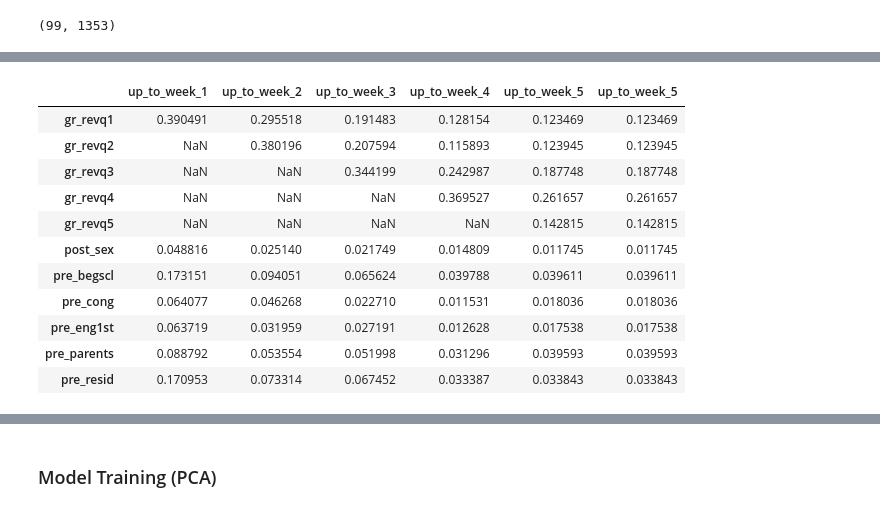
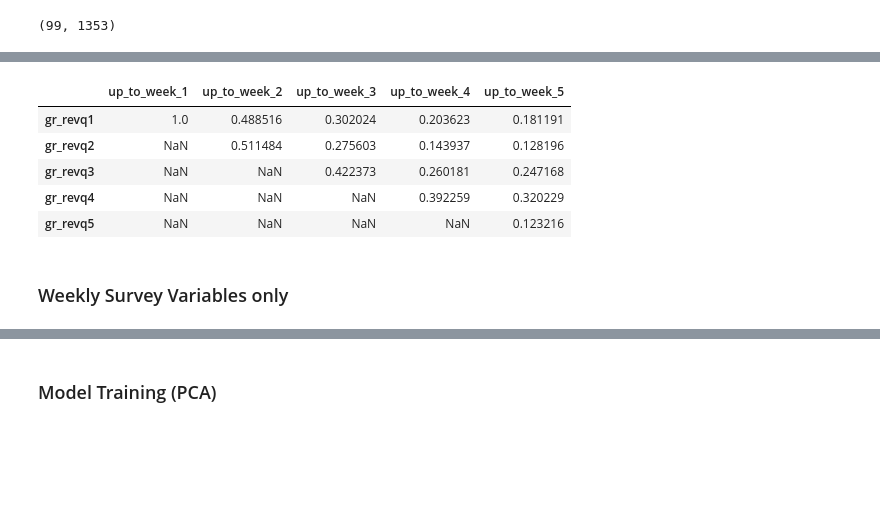
Before and after one commit to hanweny/DMOL, a Jupyter notebook: quiz_prediction/expected_classification.ipynb, the cells around one changed output, grey strips where cells are left out. Drawn from its saved outputs; the diff is of its cells as text; code cells hidden in the pictures; blank space fills up the shorter version.

```diff
--- a/quiz_prediction/expected_classification.ipynb
+++ b/quiz_prediction/expected_classification.ipynb
@@ -31,7 +31,7 @@ def get_metrics(y_true, y_pred, k):
     print("MAE:  {}".format(mean_absolute_error(y_true, y_pred)))
     R = r2_score(y_true, y_pred)
     n = len(y_true)
-    adjR = 1 - (1-R**2)*(n-1) / (n-k-1)
+    adjR = 1 - (1-R)*(n-1) / (n-k-1)
     print("r-squared:  {}".format(R))
     print("Adjusted r-squared:  {}".format(adjR))
 
@@ -161,0 +168,2 @@ Adjusted r-squared:  0.7839637531602149
+# %%
+trained_models_1_quiz, testing_scores_1_quiz = train_models("gr_revqf", ["quiz"])
@@ -173,26 +199,31 @@ plot_testing_scores(testing_scores, "3-fold CV Mean Testing R^2")
 # %%
 # pickle.dump(trained_models, open("quiz_models.pkl", 'wb'))
 # %%
-def get_feature_importance(trained_models, step_name):
+def get_feature_importance(trained_models, step_name, var = None):
     feature_importance_master = pd.DataFrame()
     for i, model in enumerate(trained_models):
-        var_names = list(NEW_VAR_MAP['week_1']["Quant"]['Demographics']) + ["gr_revq{}".format(i) for i in range(1, i+2)]
+        var_names = []
+        if "Demo" in var:
+            var_names += list(NEW_VAR_MAP['week_1']["Quant"]['Demographics'])
+        if "quiz" in var:
+            var_names += ["gr_revq{}".format(i) for i in range(1, i+2)]
+        if "survey" in var:
+            var_names += [var for i in range(1, i+2)
+                 for constr in NEW_VAR_MAP["week_{}".format(i)]["Quant"]
+                 for var in NEW_VAR_MAP["week_{}".format(i)]["Quant"][constr] if constr != "Demographics"]
+
         df_feature_imp = pd.DataFrame(model.best_estimator_.named_steps[step_name].feature_importances_,
-                                  index=  var_names, columns = ["up_to_week_{}".format(i+1)])
-        feature_importance_master = pd.concat([master, df_feature_imp], axis = 1)
+                                  index= var_names, columns = ["up_to_week_{}".format(i+1)])
+        feature_importance_master = pd.concat([feature_importance_master, df_feature_imp], axis = 1)
     display(feature_importance_master)
 
-get_feature_importance(trained_models, "reg")
+get_feature_importance(trained_models_1_quiz, "reg", ["quiz"])
 # %% [output]
-|  | up_to_week_1 | up_to_week_2 | up_to_week_3 | up_to_week_4 | up_to_week_5 | up_to_week_5 |
-| gr_revq1 | 0.390491 | 0.295518 | 0.191483 | 0.128154 | 0.123469 | 0.123469 |
-| gr_revq2 | NaN | 0.380196 | 0.207594 | 0.115893 | 0.123945 | 0.123945 |
-| gr_revq3 | NaN | NaN | 0.344199 | 0.242987 | 0.187748 | 0.187748 |
-| gr_revq4 | NaN | NaN | NaN | 0.369527 | 0.261657 | 0.261657 |
-| gr_revq5 | NaN | NaN | NaN | NaN | 0.142815 | 0.142815 |
-| post_sex | 0.048816 | 0.025140 | 0.021749 | 0.014809 | 0.011745 | 0.011745 |
-| pre_begscl | 0.173151 | 0.094051 | 0.065624 | 0.039788 | 0.039611 | 0.039611 |
-| pre_cong | 0.064077 | 0.046268 | 0.022710 | 0.011531 | 0.018036 | 0.018036 |
-| pre_eng1st | 0.063719 | 0.031959 | 0.027191 | 0.012628 | 0.017538 | 0.017538 |
-| pre_parents | 0.088792 | 0.053554 | 0.051998 | 0.031296 | 0.039593 | 0.039593 |
-| pre_resid | 0.170953 | 0.073314 | 0.067452 | 0.033387 | 0.033843 | 0.033843 |
+|  | up_to_week_1 | up_to_week_2 | up_to_week_3 | up_to_week_4 | up_to_week_5 |
+| gr_revq1 | 1.0 | 0.488516 | 0.302024 | 0.203623 | 0.181191 |
+| gr_revq2 | NaN | 0.511484 | 0.275603 | 0.143937 | 0.128196 |
+| gr_revq3 | NaN | NaN | 0.422373 | 0.260181 | 0.247168 |
+| gr_revq4 | NaN | NaN | NaN | 0.392259 | 0.320229 |
+| gr_revq5 | NaN | NaN | NaN | NaN | 0.123216 |
+# %% [markdown]
+### Weekly Survey Variables only
```
Also changed, not shown: parts of 67 cells of this notebook.
